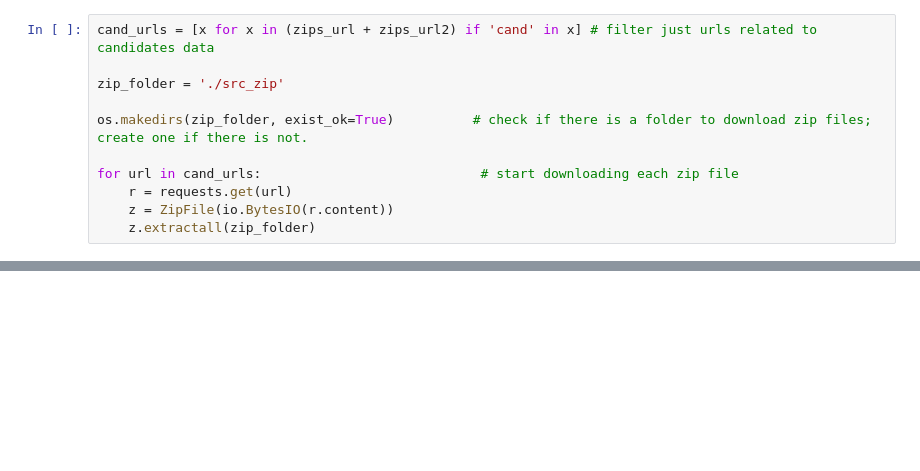
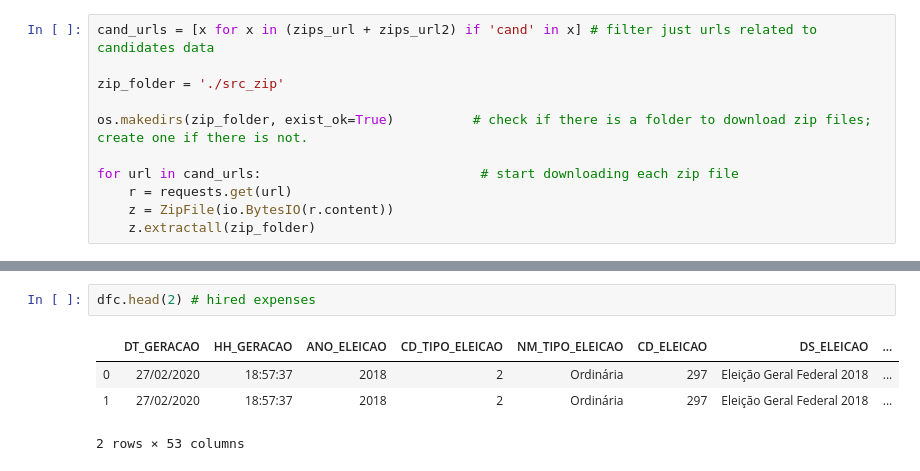
Before and after one commit to gguillaux/brazil_elections_2018, a Jupyter notebook: ETL.ipynb, the cells around one changed output, grey strips where cells are left out. Drawn from its saved outputs; the diff is of its cells as text; blank space fills up the shorter version.

```diff
--- a/ETL.ipynb
+++ b/ETL.ipynb
@@ -48,0 +82,7 @@ for url in cand_urls:                            # start downloading each zip fi
+# %%
+dfc.head(2) # hired expenses
+# %% [output]
+|  | DT_GERACAO | HH_GERACAO | ANO_ELEICAO | CD_TIPO_ELEICAO | NM_TIPO_ELEICAO | CD_ELEICAO | DS_ELEICAO | ... |
+| 0 | 27/02/2020 | 18:57:37 | 2018 | 2 | Ordinária | 297 | Eleição Geral Federal 2018 | ... |
+| 1 | 27/02/2020 | 18:57:37 | 2018 | 2 | Ordinária | 297 | Eleição Geral Federal 2018 | ... |
+2 rows × 53 columns
```
Also changed, not shown: parts of 13 cells of this notebook, 1 other file.
